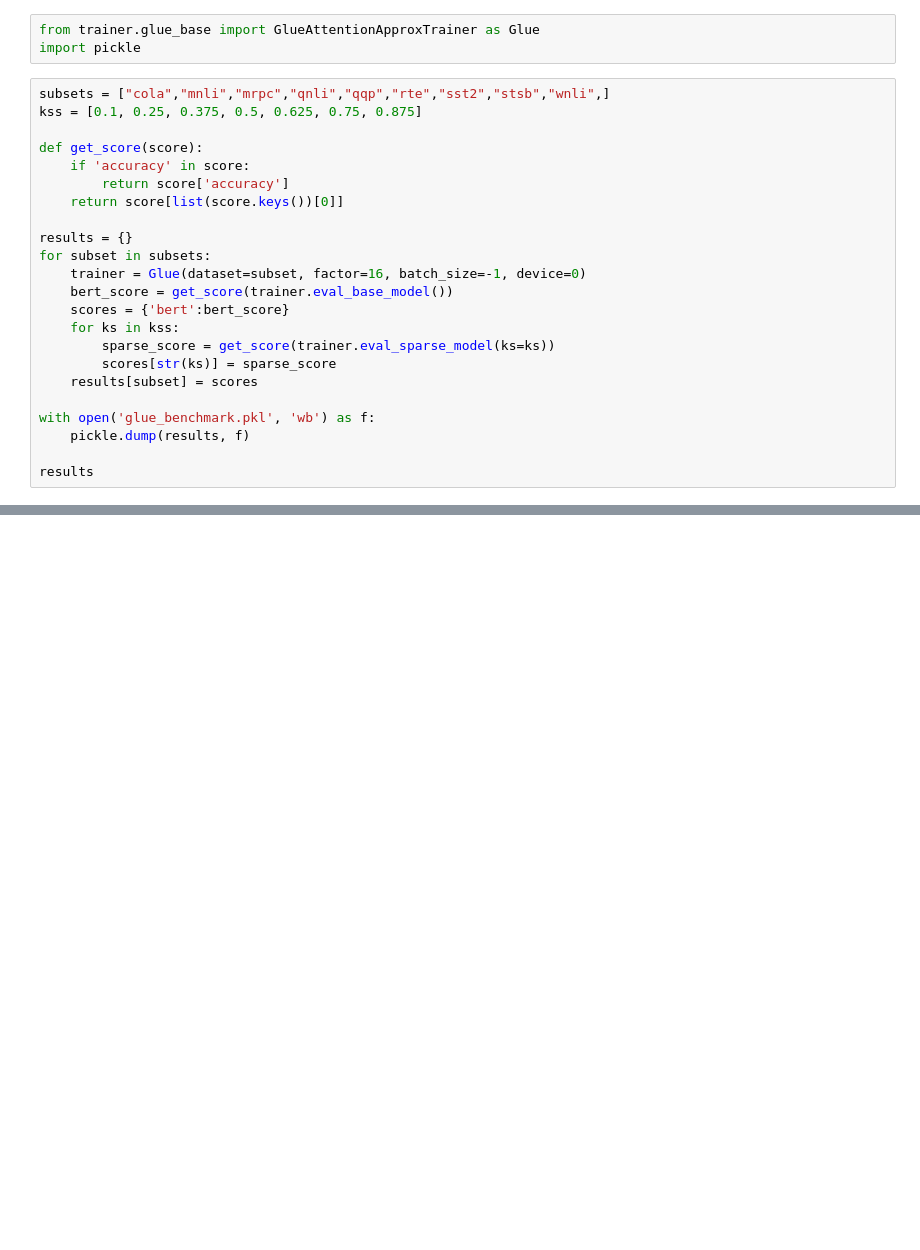
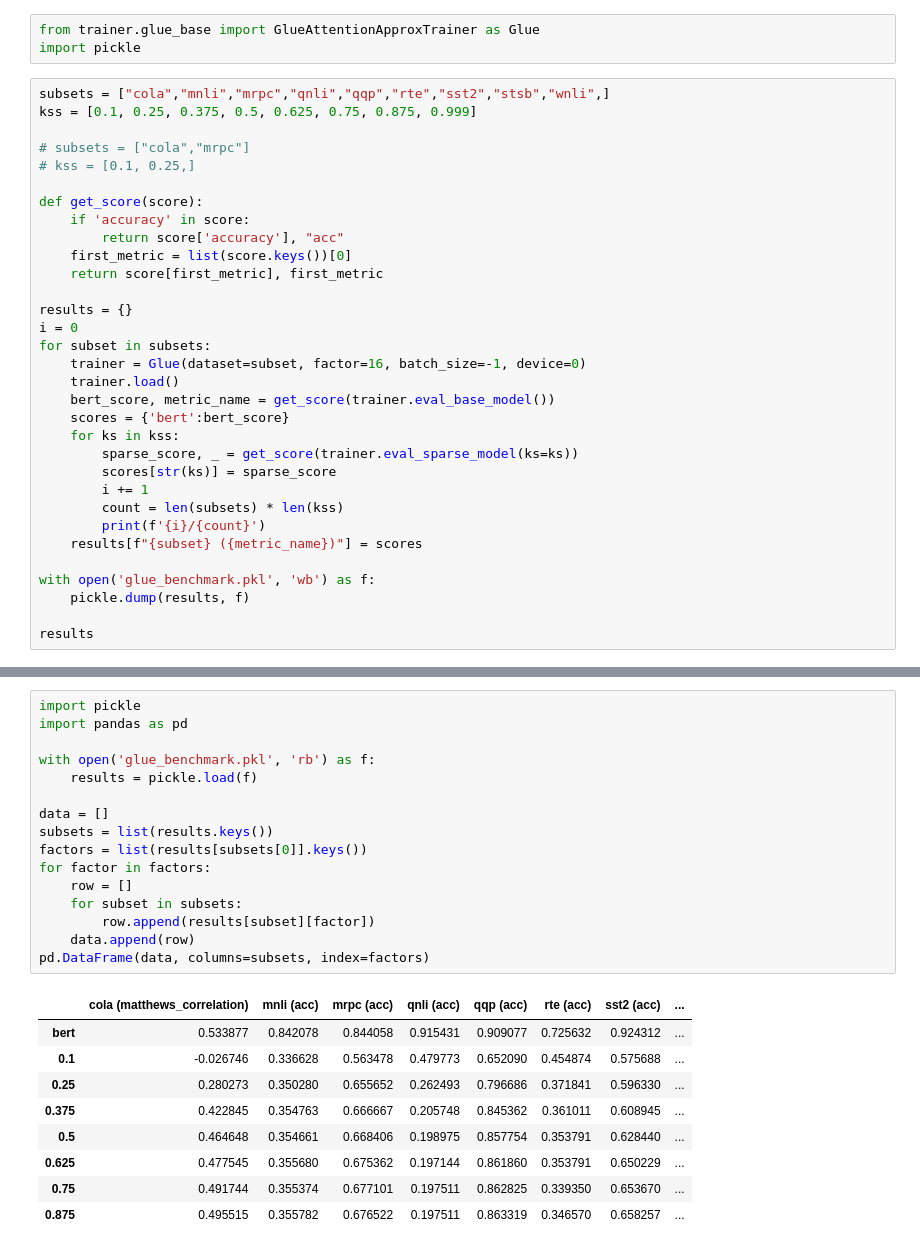
Before and after one commit to gmlwns2000/sttabt, a Jupyter notebook: plot_benchmark_glue.ipynb, the cells around one changed output, grey strips where cells are left out. Drawn from its saved outputs; the diff is of its cells as text; blank space fills up the shorter version.

```diff
--- a/plot_benchmark_glue.ipynb
+++ b/plot_benchmark_glue.ipynb
@@ -3,22 +3,31 @@ from trainer.glue_base import GlueAttentionApproxTrainer as Glue
 import pickle
 # %%
 subsets = ["cola","mnli","mrpc","qnli","qqp","rte","sst2","stsb","wnli",]
-kss = [0.1, 0.25, 0.375, 0.5, 0.625, 0.75, 0.875]
+kss = [0.1, 0.25, 0.375, 0.5, 0.625, 0.75, 0.875, 0.999]
+
+# subsets = ["cola","mrpc"]
+# kss = [0.1, 0.25,]
 
 def get_score(score):
     if 'accuracy' in score:
-        return score['accuracy']
-    return score[list(score.keys())[0]]
+        return score['accuracy'], "acc"
+    first_metric = list(score.keys())[0]
+    return score[first_metric], first_metric
 
 results = {}
+i = 0
 for subset in subsets:
     trainer = Glue(dataset=subset, factor=16, batch_size=-1, device=0)
-    bert_score = get_score(trainer.eval_base_model())
+    trainer.load()
+    bert_score, metric_name = get_score(trainer.eval_base_model())
     scores = {'bert':bert_score}
     for ks in kss:
-        sparse_score = get_score(trainer.eval_sparse_model(ks=ks))
+        sparse_score, _ = get_score(trainer.eval_sparse_model(ks=ks))
         scores[str(ks)] = sparse_score
-    results[subset] = scores
+        i += 1
+        count = len(subsets) * len(kss)
+        print(f'{i}/{count}')
+    results[f"{subset} ({metric_name})"] = scores
 
 with open('glue_benchmark.pkl', 'wb') as f:
     pickle.dump(results, f)
@@ -60,0 +78,26 @@ avg occupy 0.2057366697815377
+# %%
+import pickle
+import pandas as pd
+
+with open('glue_benchmark.pkl', 'rb') as f:
+    results = pickle.load(f)
+
+data = []
+subsets = list(results.keys())
+factors = list(results[subsets[0]].keys())
+for factor in factors:
+    row = []
+    for subset in subsets:
+        row.append(results[subset][factor])
+    data.append(row)
+pd.DataFrame(data, columns=subsets, index=factors)
+# %% [output]
+|  | cola (matthews_correlation) | mnli (acc) | mrpc (acc) | qnli (acc) | qqp (acc) | rte (acc) | sst2 (acc) | ... |
+| bert | 0.533877 | 0.842078 | 0.844058 | 0.915431 | 0.909077 | 0.725632 | 0.924312 | ... |
+| 0.1 | -0.026746 | 0.336628 | 0.563478 | 0.479773 | 0.652090 | 0.454874 | 0.575688 | ... |
+| 0.25 | 0.280273 | 0.350280 | 0.655652 | 0.262493 | 0.796686 | 0.371841 | 0.596330 | ... |
+| 0.375 | 0.422845 | 0.354763 | 0.666667 | 0.205748 | 0.845362 | 0.361011 | 0.608945 | ... |
+| 0.5 | 0.464648 | 0.354661 | 0.668406 | 0.198975 | 0.857754 | 0.353791 | 0.628440 | ... |
+| 0.625 | 0.477545 | 0.355680 | 0.675362 | 0.197144 | 0.861860 | 0.353791 | 0.650229 | ... |
+| 0.75 | 0.491744 | 0.355374 | 0.677101 | 0.197511 | 0.862825 | 0.339350 | 0.653670 | ... |
+| 0.875 | 0.495515 | 0.355782 | 0.676522 | 0.197511 | 0.863319 | 0.346570 | 0.658257 | ... |
```
Also changed, not shown: parts of 1 cell of this notebook, 2 other files.
